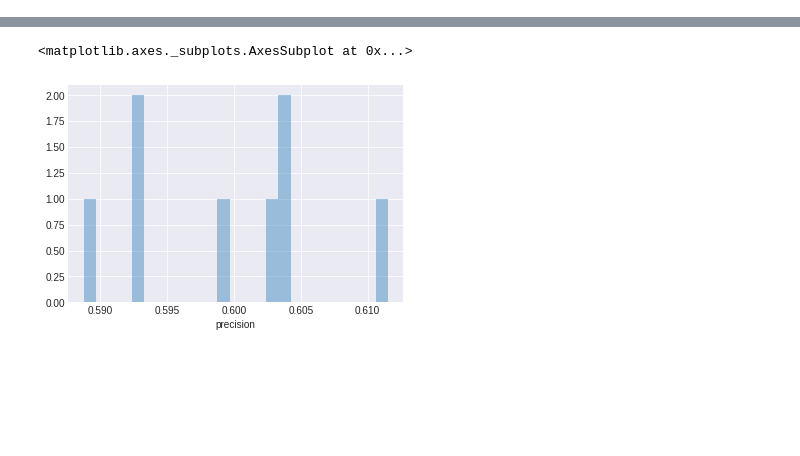
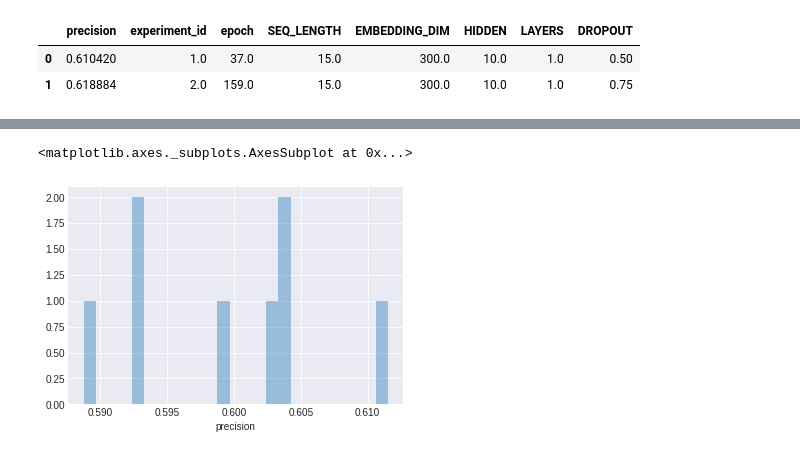
Before and after one commit to SimonKenoby/Master-Thesis-Fake-News-Dectection, a Jupyter notebook: Code/Analysis/models/Attention/attention_lstm3.2.ipynb, the cells around one changed output, grey strips where cells are left out. Cells and saved outputs as stored; diff of their text form; code cells hidden in the pictures; blank space fills up the shorter version.

```diff
--- a/Code/Analysis/models/Attention/attention_lstm3.2.ipynb
+++ b/Code/Analysis/models/Attention/attention_lstm3.2.ipynb
@@ -63,6 +64,12 @@ for res in cursor:
                 'LAYERS' : res['params'][0]['LAYERS'],
                 'DROPOUT' : res['params'][0]['DROPOUT']}, ignore_index=True)
 cursor.close()
+# %%
+df
+# %% [output]
+|  | precision | experiment_id | epoch | SEQ_LENGTH | EMBEDDING_DIM | HIDDEN | LAYERS | DROPOUT |
+| 0 | 0.610420 | 1.0 | 37.0 | 15.0 | 300.0 | 10.0 | 1.0 | 0.50 |
+| 1 | 0.618884 | 2.0 | 159.0 | 15.0 | 300.0 | 10.0 | 1.0 | 0.75 |
 # %%
 df.sort_values(by = 'precision', ascending = False).iloc[0]
 # %% [output]
```
Also changed, not shown: parts of 6 cells of this notebook, 46 other files.
